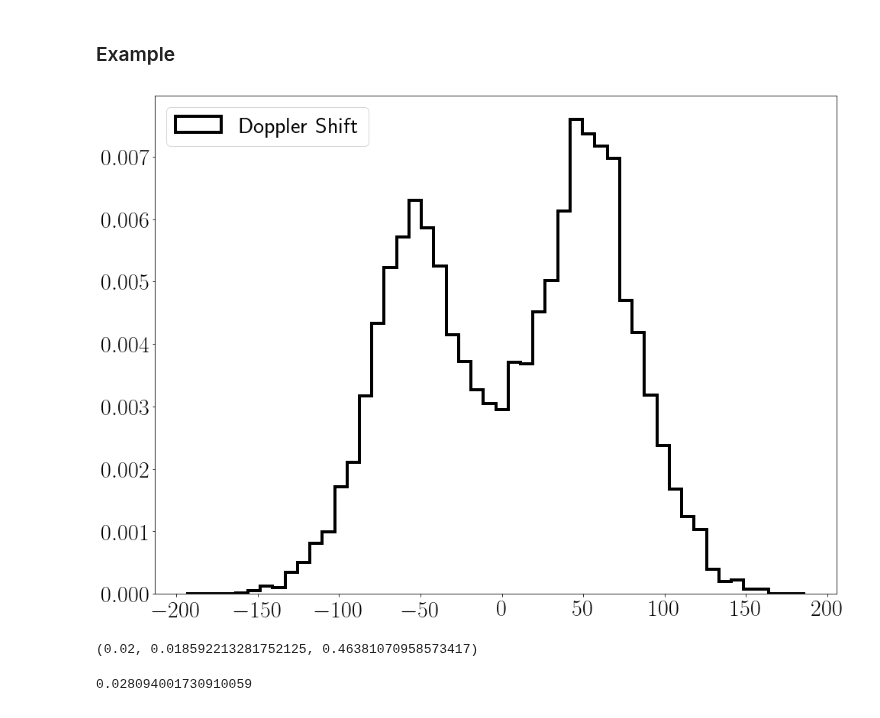
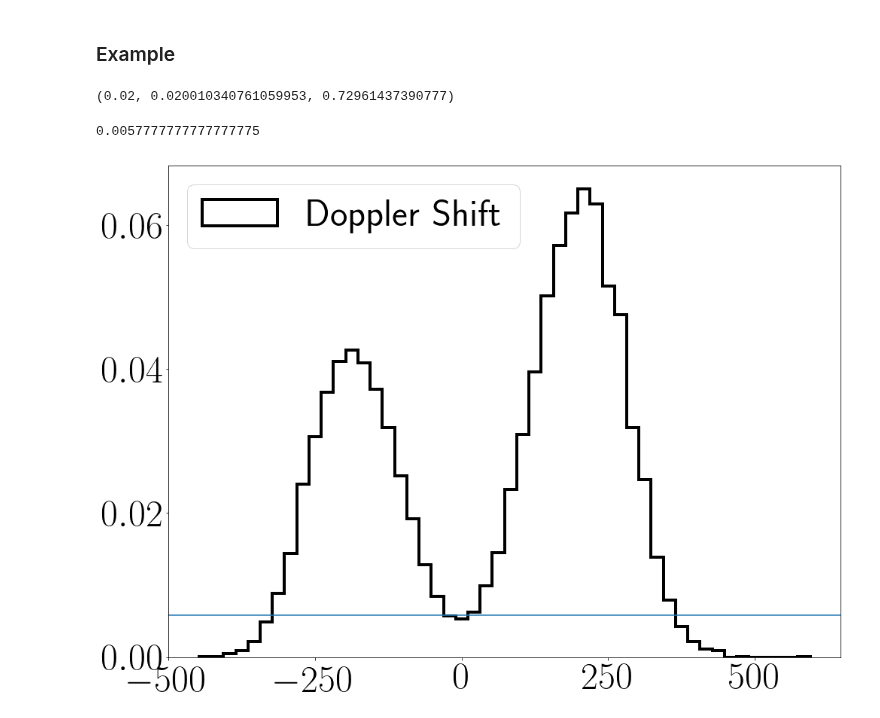
Before and after one commit to astroandes/CLARA_RotationOutflows, a Jupyter notebook: plots/paper/results_line_characterization.ipynb, the cells around one changed output. Cells and saved outputs as stored; diff of their text form; code cells hidden in the pictures.

```diff
--- a/plots/paper/results_line_characterization.ipynb
+++ b/plots/paper/results_line_characterization.ipynb
@@ -15,4 +15,4 @@ from model import main, read_data, doppler_shift, plot_spectra
 % matplotlib inline
 # %%
 plt.rc('text', usetex=True)
-plt.rc('font', size=30)
+plt.rc('font', size=50)
@@ -133,49 +149,54 @@ def plot_valley(vrot, vout, logtau, x_plot, y_plot):
 # %% [markdown]
 ### Figures: valley_intensity
 # %%
-vrot = 50
-vout = 75
+vrot = 100
+vout = 5
+logtaus = [5, 6, 7]
 num_thetas = 9
-cos_thetas = np.linspace(1, 0, num_thetas)
-thetas = np.arccos(cos_thetas)
+cos_thetas = np.linspace(0, 1, num_thetas)
 
 for logtau in logtaus:
 
     x_d = []
     y_vi_d = []
 
-    for i in range(len(thetas)-1):
-        min_theta = thetas[i]
-        max_theta = thetas[i+1]
+    for i in range(len(cos_thetas)-1):
+        cos_theta = cos_thetas[i]
+        min_theta = np.arccos(cos_thetas[i+1])
+        max_theta = np.arccos(cos_theta)
 
         x, y = main(vrot, vout, logtau, min_theta, max_theta)
 
-        x_d.append(min_theta)
-        y_vi_d.append(get_valley_intensity(y))
+        x_d.append(cos_theta)
+        y_vi_d.append(get_valley_intensity(x,y))
 
-    plot_valley(vrot, vout, logtau, x_d, y_vi_d)
+    ylab = False
+    if logtau == logtaus[0]:
+        ylab = True
+    plot_valley(vrot, vout, logtau, x_d, y_vi_d, ylab=ylab)
 # %% [markdown]
 ### Example
 # %%
 vrot = 100
 vout = 5
-logtau = 5
-min_theta = np.pi/2.0 - 0.15
-max_theta = np.pi/2.0
+logtau = 7
+min_theta = np.arccos(cos_thetas[4])
+max_theta = np.arccos(cos_thetas[3])
 
 x, y = main(vrot, vout, logtau, min_theta, max_theta)
-# %%
-fig, ax = plt.subplots(figsize=(16,12))
-plot_spectra(x, y, ax, lw=4, label='Doppler Shift')
-plt.legend(loc='upper left')
-plt.show()
-# %% [output]
-[figure, removed]
 # %%
 np.mean(y), np.std(y), skew(y)
 # %% [output]
-(0.02, 0.018592213281752125, 0.46381070958573417)
+(0.02, 0.020010340761059953, 0.72961437390777)
 # %%
-get_valley_intensity(y)
+get_valley_intensity(x,y)
 # %% [output]
-0.028094001730910059
+0.0057777777777777775
+# %%
+fig, ax = plt.subplots(figsize=(16,12))
+plot_spectra(x, y, ax, lw=4, label='Doppler Shift')
+plt.legend(loc='upper left')
+plt.axhline(get_valley_intensity(x,y), 0, 1)
+plt.show()
+# %% [output]
+[figure, added]
```
Also changed, not shown: parts of 7 cells of this notebook, 59 other files.
